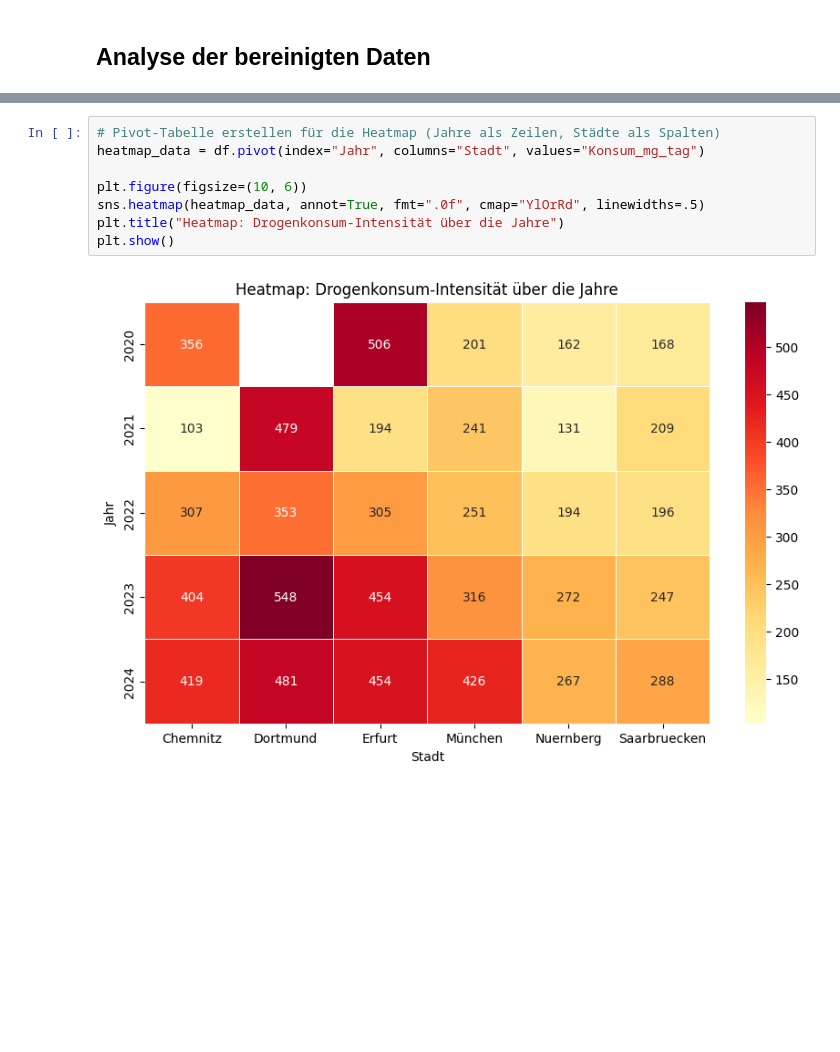
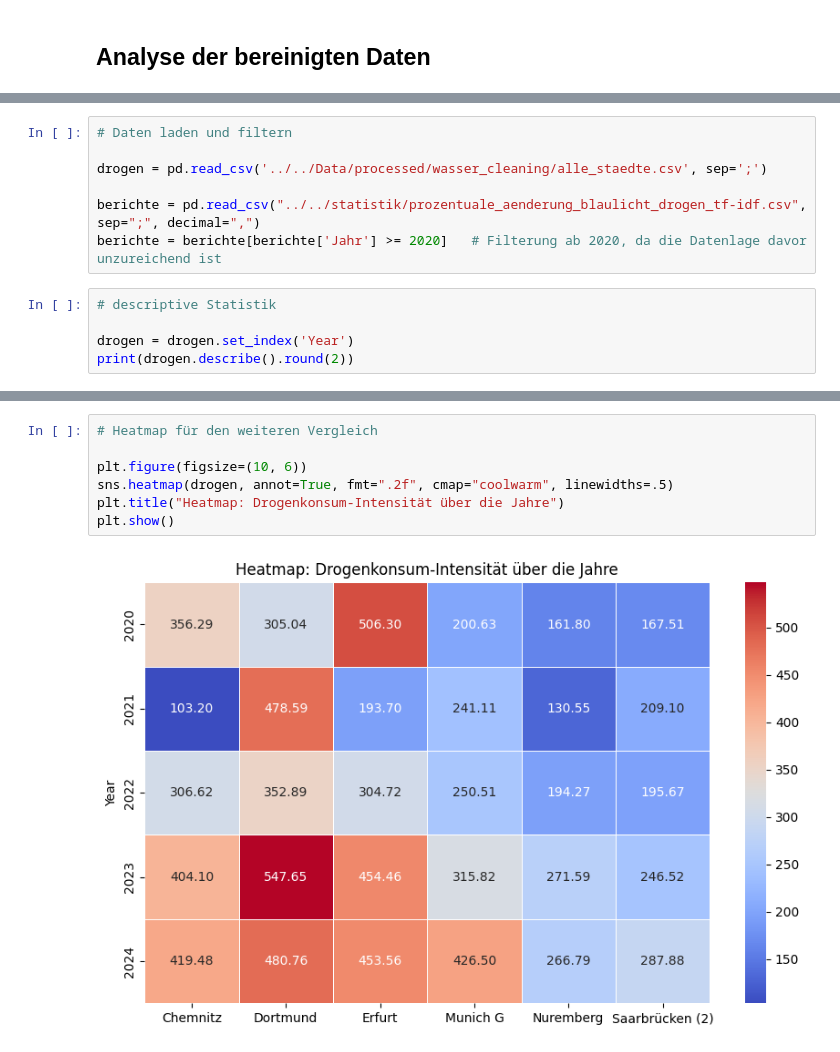
Before and after one commit to ichzann/DIS08_Data_modeling_7er_Gruppe, a Jupyter notebook: notebooks/analyse.ipynb, the cells around one changed output, grey strips where cells are left out. Saved outputs shown, nothing was run; the diff lists cells and outputs as text; blank space fills up the shorter version.

```diff
--- a/notebooks/analyse.ipynb
+++ b/notebooks/analyse.ipynb
@@ -27,0 +7,12 @@ max      419.48    547.65  506.30    426.50     271.59           287.88
+# %%
+# Daten laden und filtern
+
+drogen = pd.read_csv('../../Data/processed/wasser_cleaning/alle_staedte.csv', sep=';')
+
+berichte = pd.read_csv("../../statistik/prozentuale_aenderung_blaulicht_drogen_tf-idf.csv", sep=";", decimal=",")
+berichte = berichte[berichte['Jahr'] >= 2020]   # Filterung ab 2020, da die Datenlage davor unzureichend ist
+# %%
+# descriptive Statistik
+
+drogen = drogen.set_index('Year')
+print(drogen.describe().round(2))
@@ -223,10 +77,9 @@ plt.show()
 # %%
-# Pivot-Tabelle erstellen für die Heatmap (Jahre als Zeilen, Städte als Spalten)
-heatmap_data = df.pivot(index="Jahr", columns="Stadt", values="Konsum_mg_tag")
+# Heatmap für den weiteren Vergleich
 
 plt.figure(figsize=(10, 6))
-sns.heatmap(heatmap_data, annot=True, fmt=".0f", cmap="YlOrRd", linewidths=.5)
+sns.heatmap(drogen, annot=True, fmt=".2f", cmap="coolwarm", linewidths=.5)
 plt.title("Heatmap: Drogenkonsum-Intensität über die Jahre")
 plt.show()
 # %% [output]
-[figure, old version]
+[figure, new version]
```
Also changed, not shown: parts of 11 cells of this notebook.
